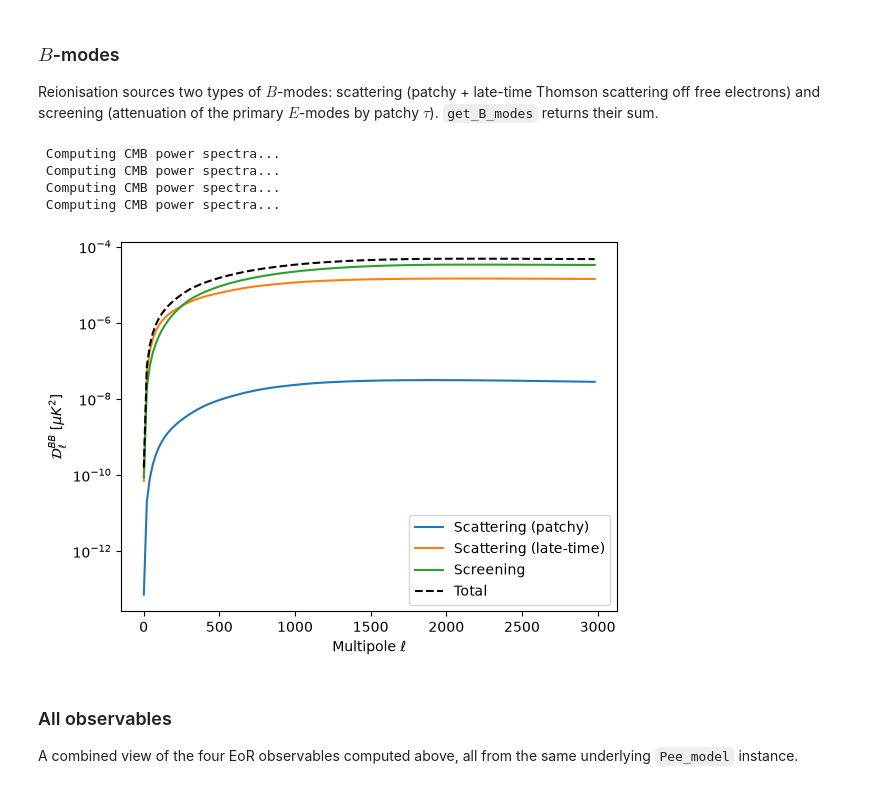
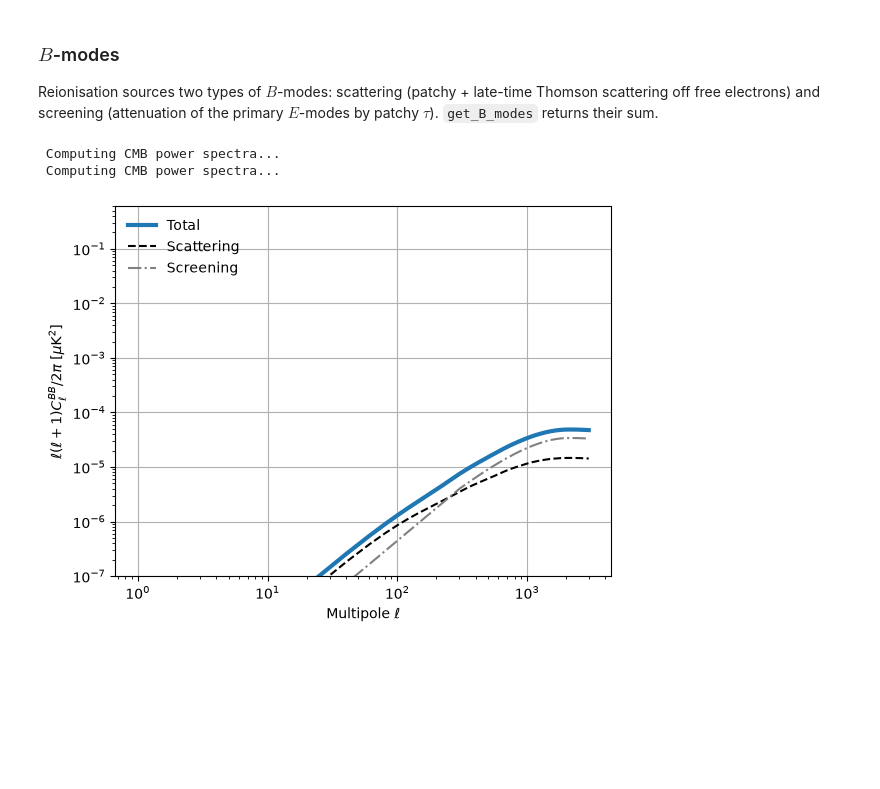
Before and after one commit to adeliegorce/preion, a Jupyter notebook: preion/notebooks/theory_tutorial.ipynb, the cells around one changed output. Cells and saved outputs as stored; diff of their text form; code cells hidden in the pictures; blank space fills up the shorter version.

```diff
--- a/preion/notebooks/theory_tutorial.ipynb
+++ b/preion/notebooks/theory_tutorial.ipynb
@@ -29,12 +33,12 @@ power spectrum.
 # %%
-cos = cosmology.Planck18
-
+t0 = time.time()
 preion_model = Pee_model(
     zre_h=7.0, dz_h=1.5, alpha0=3.7, kappa=0.10,
     h=cos.h, Ob_0=cos.Ob0, Om_0=cos.Om0,
     verbose=True, run_camb=True,
-)
-print(f'tau = {preion_model.tau:.4f}')
+) # takes ~2min to initilialise (initial CAMB run)
+t1 = time.time()
+print(f'Model initialisation took {(t1-t0):.2f} seconds.')
 # %% [output]
 zre_h = 7.0, zend = 5.5
 Late-time ionisation fraction: 1.16
@@ -130,31 +191,23 @@ plt.show()
 Reionisation sources two types of $B$-modes: scattering (patchy + late-time
 Thomson scattering off free electrons) and screening (attenuation of the
 primary $E$-modes by patchy $\tau$). `get_B_modes` returns their sum.
+# %%
+low_ells = np.arange(1, 3000, step=20)
+
+scattering_bb = preion_model.get_scattering_B_modes(ells=low_ells, signal='both', Dells=True)
+screening_bb = preion_model.get_screening_B_modes(ells=low_ells, Dells=True)
+# %% [output]
+ Computing CMB power spectra...
+ Computing CMB power spectra...
 # %%
-low_ells = np.arange(1, 3000, step=20)
-
-scattering_bb = preion_model.get_scattering_B_modes(ells=low_ells, signal='both', Dells=True)
-screening_bb = preion_model.get_screening_B_modes(ells=low_ells, Dells=True)
-total_bb = preion_model.get_B_modes(ells=low_ells, Dells=True)
-
 plt.figure()
-plt.plot(low_ells, scattering_bb[:, 0], label='Scattering (patchy)')
-plt.plot(low_ells, scattering_bb[:, 1], label='Scattering (late-time)')
-plt.plot(low_ells, screening_bb, label='Screening')
-plt.plot(low_ells, total_bb, 'k--', label='Total')
-plt.yscale('log')
+plt.loglog(low_ells, np.sum(scattering_bb, axis=1)+screening_bb, label='Total', lw=3.)
+plt.plot(low_ells, np.sum(scattering_bb, axis=1), label='Scattering', ls='--', color='k')
+plt.plot(low_ells, screening_bb, label='Screening', ls='-.', color='grey')
 plt.xlabel(r'Multipole $\ell$')
-plt.ylabel(r'$\mathcal{D}_\ell^{BB}$ [$\mu K^2$]')
-plt.legend()
-plt.show()
+plt.ylabel(r'$\ell(\ell+1)C_\ell^{BB}/2\pi$ [$\mu$K$^2$]')
+plt.ylim(1e-7, 6e-1)
+plt.legend(frameon=False, loc='upper left')
+plt.grid()
 # %% [output]
- Computing CMB power spectra...
- Computing CMB power spectra...
- Computing CMB power spectra...
- Computing CMB power spectra...
-[figure, old version]
+[figure, new version]
-# %% [markdown]
-### All observables
-
-A combined view of the four EoR observables computed above, all from the
-same underlying `Pee_model` instance.
```
Also changed, not shown: parts of 23 cells of this notebook, 1 other file.
